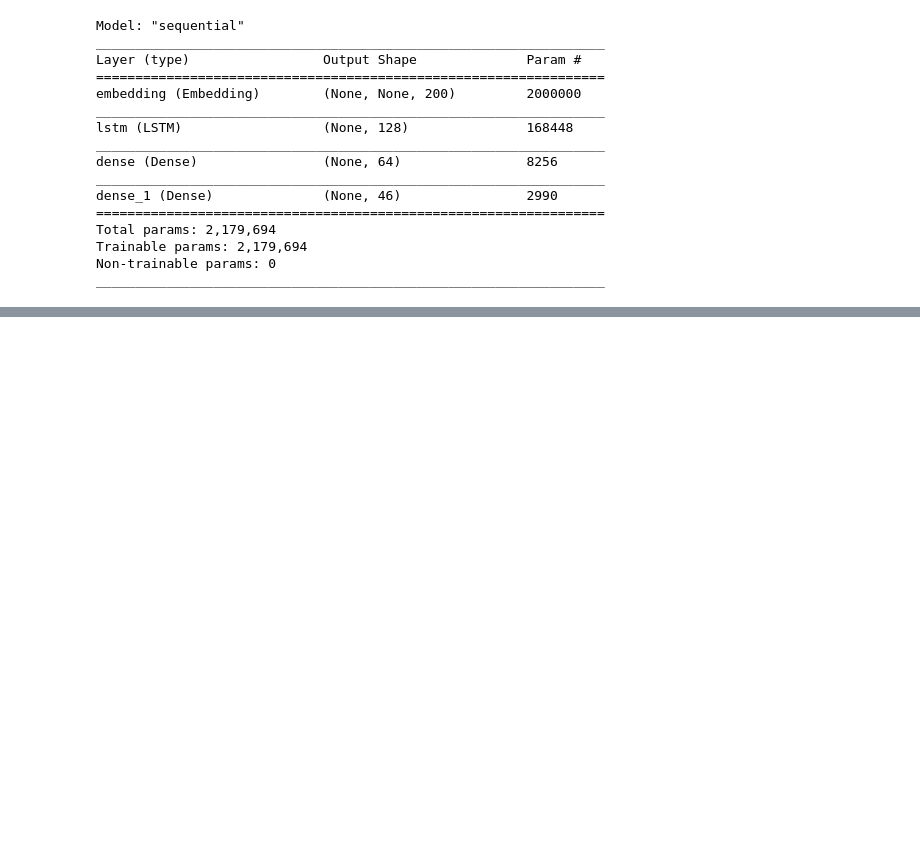
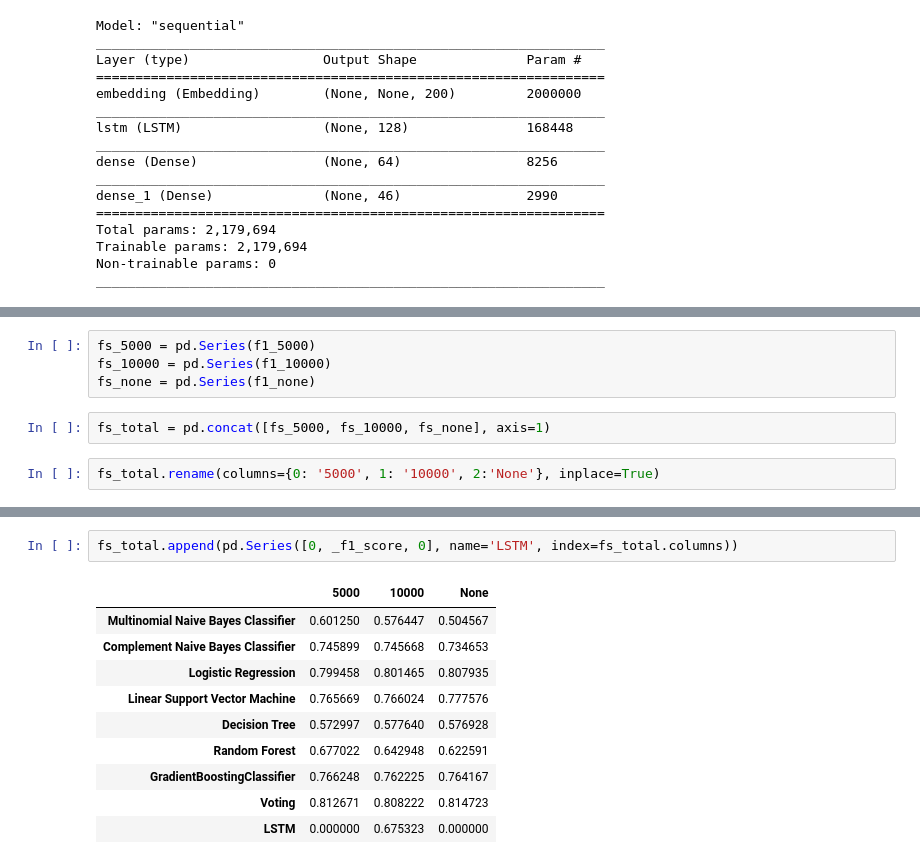
Before and after one commit to Yeyeong99/Aiffel, a Jupyter notebook: Going Deeper/Gd04_뉴스 카테고리 다중분류.ipynb, the cells around one changed output, grey strips where cells are left out. Saved outputs shown, nothing was run; the diff lists cells and outputs as text; blank space fills up the shorter version.

```diff
--- a/Going Deeper/Gd04_뉴스 카테고리 다중분류.ipynb
+++ b/Going Deeper/Gd04_뉴스 카테고리 다중분류.ipynb
@@ -763,3 +847,11 @@ print()
 
 모든 단어를 사용했을 경우 정확도가 가장 높은 모델: Voting
 모든 단어를 사용했을 경우 정확도가 가장 낮은 모델: Multinomial Naive Bayes Classifier
+# %%
+fs_5000 = pd.Series(f1_5000)
+fs_10000 = pd.Series(f1_10000)
+fs_none = pd.Series(f1_none)
+# %%
+fs_total = pd.concat([fs_5000, fs_10000, fs_none], axis=1)
+# %%
+fs_total.rename(columns={0: '5000', 1: '10000', 2:'None'}, inplace=True)
@@ -765,0 +870,13 @@ print()
+# %%
+fs_total.append(pd.Series([0, _f1_score, 0], name='LSTM', index=fs_total.columns))
+# %% [output]
+|  | 5000 | 10000 | None |
+| Multinomial Naive Bayes Classifier | 0.601250 | 0.576447 | 0.504567 |
+| Complement Naive Bayes Classifier | 0.745899 | 0.745668 | 0.734653 |
+| Logistic Regression | 0.799458 | 0.801465 | 0.807935 |
+| Linear Support Vector Machine | 0.765669 | 0.766024 | 0.777576 |
+| Decision Tree | 0.572997 | 0.577640 | 0.576928 |
+| Random Forest | 0.677022 | 0.642948 | 0.622591 |
+| GradientBoostingClassifier | 0.766248 | 0.762225 | 0.764167 |
+| Voting | 0.812671 | 0.808222 | 0.814723 |
+| LSTM | 0.000000 | 0.675323 | 0.000000 |
```
Also changed, not shown: parts of 33 cells of this notebook.
